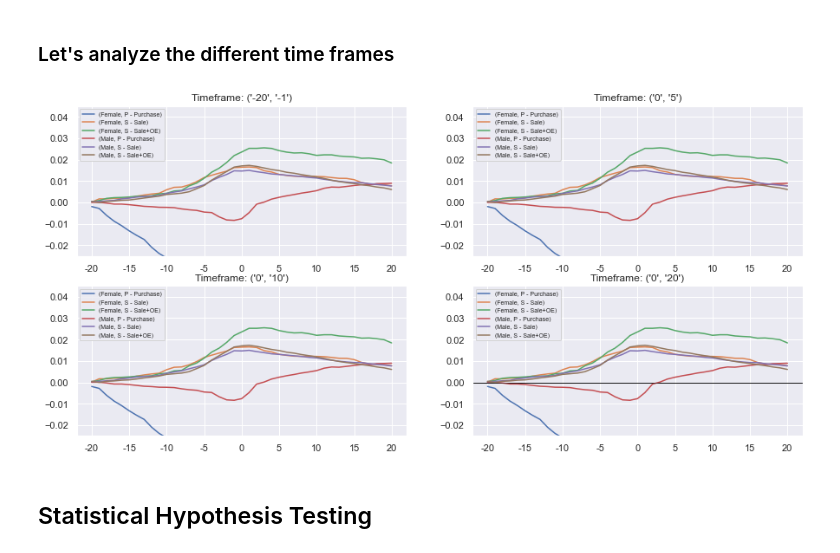
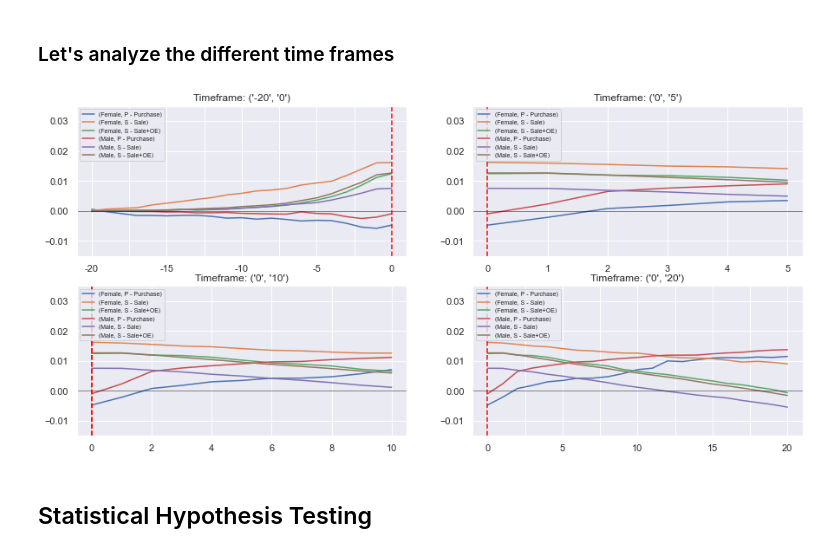
Before and after one commit to AnnabelRe/Interd_Project, a Jupyter notebook: IP_Markdown.ipynb, the cells around one changed output. Saved outputs shown, nothing was run; the diff lists cells and outputs as text; code cells hidden in the pictures.

```diff
--- a/IP_Markdown.ipynb
+++ b/IP_Markdown.ipynb
@@ -423,7 +422,7 @@ if RUN_Calc_AR == True:
 
 else:
     ARs = pd.DataFrame()
-    for i in range(1):
+    for i in range(4):
         part = pd.read_pickle(path+"/ARs/" +f"ARs_{i}.pkl")
         print(part.shape)
         ARs = pd.concat([ARs,part])
@@ -449,0 +439,7 @@ Number of empty (only 0s) ARs: 3969
+# %%
+print("Outlier at index: " + str(ARs[["20"]].idxmin()))
+ARs.drop(index=ARs.iloc[372566].name, inplace=True)
+ARs.reset_index(inplace=True,drop=True)
+print("Outlier at index: " + str(ARs[["20"]].idxmin()))
+ARs = ARs.drop(index=ARs.iloc[520969].name)
+ARs.reset_index(inplace=True,drop=True)
@@ -472,0 +470,11 @@ CARs.to_pickle(path+"CARs.pkl")
+# %%
+sns.set()
+sns.set(style="dark")
+sns.set(rc={'figure.figsize':(15,7)})
+
+fig = ARs.groupby(["Gender","Trade Type"]).median().transpose().plot()
+fig.set_title("Median Abnormal Return")
+plt.axhline(0,color="black",linewidth=0.5)
+plt.axvline(x=20,color="red",ls="--")
+plt.savefig(path+"/Vis/MAR", dpi=600, bbox_inches='tight')
+plt.show()
@@ -613,41 +623,43 @@ Filing Date &  count \\
 ### Let's analyze the different time frames
 # %%
 stats = pd.DataFrame()
-timeframes = [("-20","-1"),("0","5"),("0","10"),("0","20")]
+timeframes = [("-20","0"),("0","5"),("0","10"),("0","20")]
 row,col = 0,0
 
 fig, axs = plt.subplots(ncols=2,nrows=2)
 plt.figsize=(10,10)
+
 for tf in timeframes:
-    CAR = CARs.loc[:,tf[0]:tf[1]]
+    timeframe = CAAR.loc[tf[0]:tf[1]]
 
-    CAAR = CARs.groupby(["Gender","Trade Type"]).mean().transpose()
+    fig = timeframe.plot(ax=axs[col][row])
+    fig.set_title("Timeframe: "+str(tf))
+    fig.axhline(0,color="black",linewidth=0.5)
 
-
-    fig = CAAR.plot(ax=axs[col][row])
-    fig.set_title("Timeframe: "+str(tf))
     fig.legend(fontsize="7" ,loc="upper left")
-    fig.set(ylim=(-0.025,0.045))
+    fig.set(ylim=(-0.015,0.035))
     if (row == 0) & (col==0):
         row=1
-
+        fig.axvline(x=20,color="red",ls="--")
     elif (row == 0) & (col==1):
         row=1
         col=1
+        fig.axvline(x=0,color="red",ls="--")
     elif (row == 1) & (col==0):
         row=0
         col=1
-
-    plt.axhline(0,color="black",linewidth=0.5)
-
+        fig.axvline(x=0,color="red",ls="--")
+    if (row == 1) & (col==1):
+        fig.axvline(x=0,color="red",ls="--")
+    #let's collect the stats for each timeframe
     descr_stats =CAAR.describe().transpose()
     descr_stats["timeframe"]=str(tf)
     stats = pd.concat([stats,descr_stats])
 
 plt.savefig(path+"/Vis/tfs", dpi=600, bbox_inches='tight')
 plt.show()
 # %% [output]
-[figure, old version]
+[figure, new version]
 # %% [markdown]
 ## Statistical Hypothesis Testing  <a class="anchor" id="ttest"></a>
 # %% [markdown]
```
Also changed, not shown: parts of 28 cells of this notebook, 5 other files.
